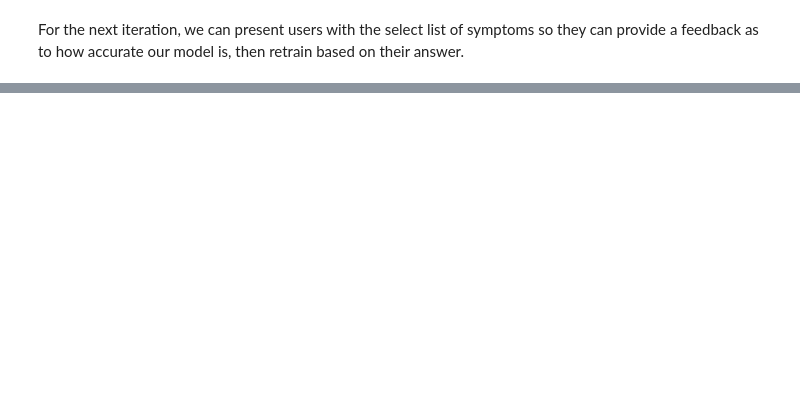
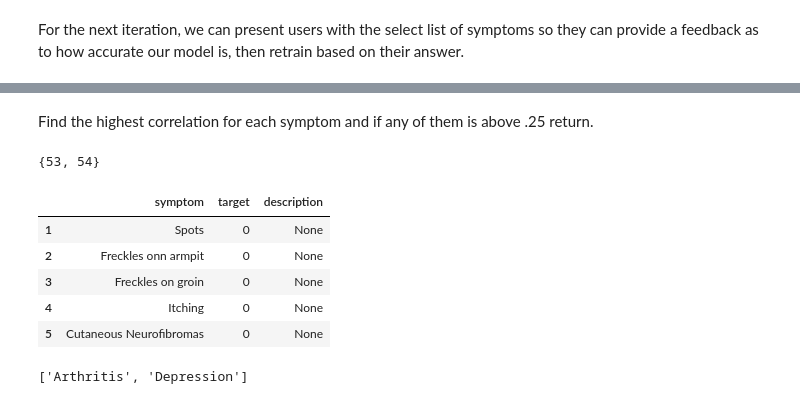
Before and after one commit to stereopickle/NF_Kids_App_PythonAPI, a Jupyter notebook: 001.EDA.ipynb, the cells around one changed output, grey strips where cells are left out. Cells and saved outputs as stored; diff of their text form; code cells hidden in the pictures; blank space fills up the shorter version.

Commit message:
completed return target conditions

```diff
--- a/001.EDA.ipynb
+++ b/001.EDA.ipynb
@@ -559,0 +548,2 @@ array([' Allergy / Immunology', ' Bariatrics',
+# %% [markdown]
+Find the highest correlation for each symptom and if any of them is above .25 return.
@@ -559,0 +562,15 @@ array([' Allergy / Immunology', ' Bariatrics',
+# %%
+target
+# %% [output]
+{53, 54}
+# %%
+# return targets as names
+# load keys
+keys.head(5)
+# %% [output]
+|  | symptom | target | description |
+| 1 | Spots | 0 | None |
+| 2 | Freckles onn armpit | 0 | None |
+| 3 | Freckles on groin | 0 | None |
+| 4 | Itching | 0 | None |
+| 5 | Cutaneous Neurofibromas | 0 | None |
@@ -559,0 +582,4 @@ array([' Allergy / Immunology', ' Bariatrics',
+# %%
+output
+# %% [output]
+['Arthritis', 'Depression']
```
Also changed, not shown: parts of 12 cells of this notebook.
